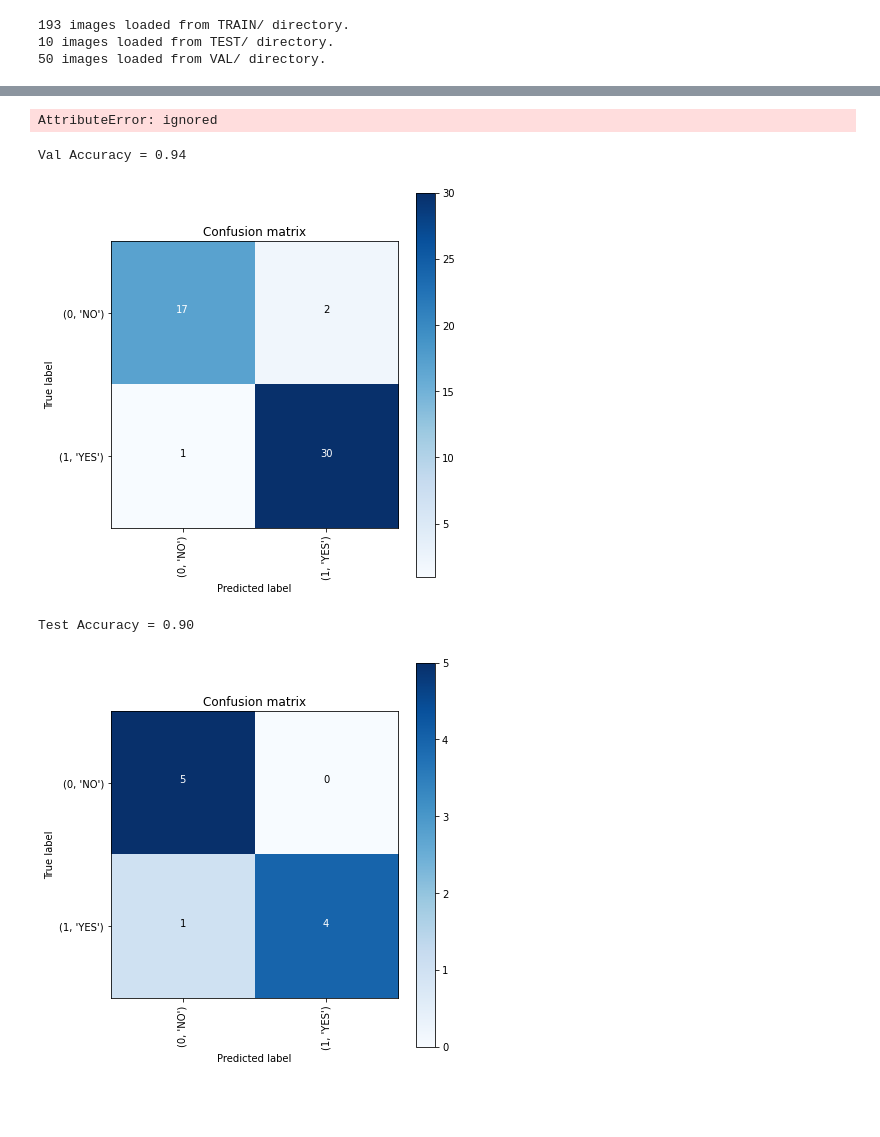
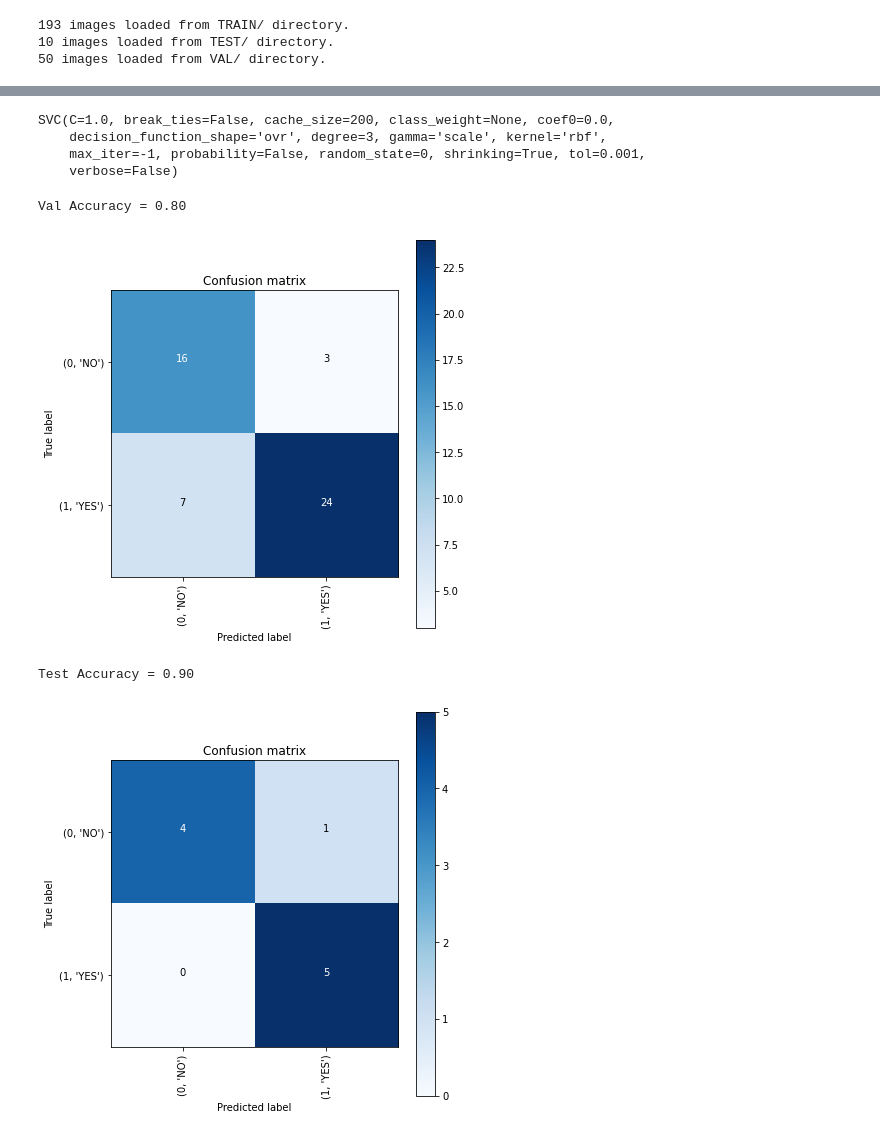
Before and after one commit to fysnbrg/Brain-Tumour-Segmentation, a Jupyter notebook: SVM_Implementation_(Paper).ipynb, the cells around one changed output, grey strips where cells are left out. Cells and saved outputs as stored; diff of their text form; code cells hidden in the pictures; blank space fills up the shorter version.

```diff
--- a/SVM_Implementation_(Paper).ipynb
+++ b/SVM_Implementation_(Paper).ipynb
@@ -25,7 +37,11 @@ from keras import layers
 from keras.models import Model, Sequential
 from keras.optimizers import Adam, RMSprop
 from keras.callbacks import EarlyStopping
-
+import sys
+import logging
+from itertools import count, combinations
+logger = logging.getLogger(__name__)
+from maxflow.fastmin import aexpansion_grid_step, abswap_grid_step,energy_of_grid_labeling
 init_notebook_mode(connected=True)
 RANDOM_SEED = 123
 # %%
@@ -301,5 +242,29 @@ plt.show()
+# %%
+def segment_imgs(set_name, add_pixels_value=0):
+    """
+    Finds the extreme points on the image and crops the rectangular out of them
+    """
+    set_new = []
+    for img in set_name:
+        img = cv2.resize(
+            img,
+            dsize=IMG_SIZE,
+            interpolation=cv2.INTER_CUBIC
+        )
+        img = cv2.GaussianBlur(img, (5, 5), 0)
+        img = img[:,:,1]/img.max()
+        L = 2
+        levs = np.arange(.5/L,1,1/L)
+        D = np.abs(img.reshape(img.shape+(1,)) - levs.reshape((1,1,-1)))
+        alpha =1
+        V = alpha*np.abs(levs.reshape((-1,1))-levs.reshape(1,-1))
+        new_img = aexpansion_grid(D,V)
+        new_img = new_img.flatten()
+        set_new.append(new_img)
+
+    return np.array(set_new)
 # %%
-X_train_crop = crop_imgs(set_name=X_train)
-X_val_crop = crop_imgs(set_name=X_val)
-X_test_crop = crop_imgs(set_name=X_test)
+X_train = segment_imgs(set_name=X_train)
+X_val = segment_imgs(set_name=X_val)
+X_test = segment_imgs(set_name=X_test)
 # %%
@@ -508,10 +275,14 @@ Epoch 60/60
-# %%
-train_datagen.shape
-# %% [output]
-AttributeError: ignored
+# %%
+from sklearn.svm import SVC
+classifier = SVC(kernel = 'rbf', random_state = 0)
+classifier.fit(X_train, y_train)
+# %% [output]
+SVC(C=1.0, break_ties=False, cache_size=200, class_weight=None, coef0=0.0,
+    decision_function_shape='ovr', degree=3, gamma='scale', kernel='rbf',
+    max_iter=-1, probability=False, random_state=0, shrinking=True, tol=0.001,
+    verbose=False)
 # %%
-predictions = model.predict(X_val_prep)
-predictions = [1 if x>0.5 else 0 for x in predictions]
+predictions = classifier.predict(X_val)
 
 accuracy = accuracy_score(y_val, predictions)
 print('Val Accuracy = %.2f' % accuracy)
@@ -519,17 +290,16 @@ print('Val Accuracy = %.2f' % accuracy)
 confusion_mtx = confusion_matrix(y_val, predictions)
 cm = plot_confusion_matrix(confusion_mtx, classes = list(labels.items()), normalize=False)
 # %% [output]
-Val Accuracy = 0.94
+Val Accuracy = 0.80
-[figure, old version]
+[figure, new version]
 # %%
-predictions = model.predict(X_test_prep)
-predictions = [1 if x>0.5 else 0 for x in predictions]
+predictions = classifier.predict(X_test)
 
 accuracy = accuracy_score(y_test, predictions)
 print('Test Accuracy = %.2f' % accuracy)
 
 confusion_mtx = confusion_matrix(y_test, predictions)
 cm = plot_confusion_matrix(confusion_mtx, classes = list(labels.items()), normalize=False)
 # %% [output]
 Test Accuracy = 0.90
-[figure, old version]
+[figure, new version]
```
Also changed, not shown: parts of 22 cells of this notebook.
